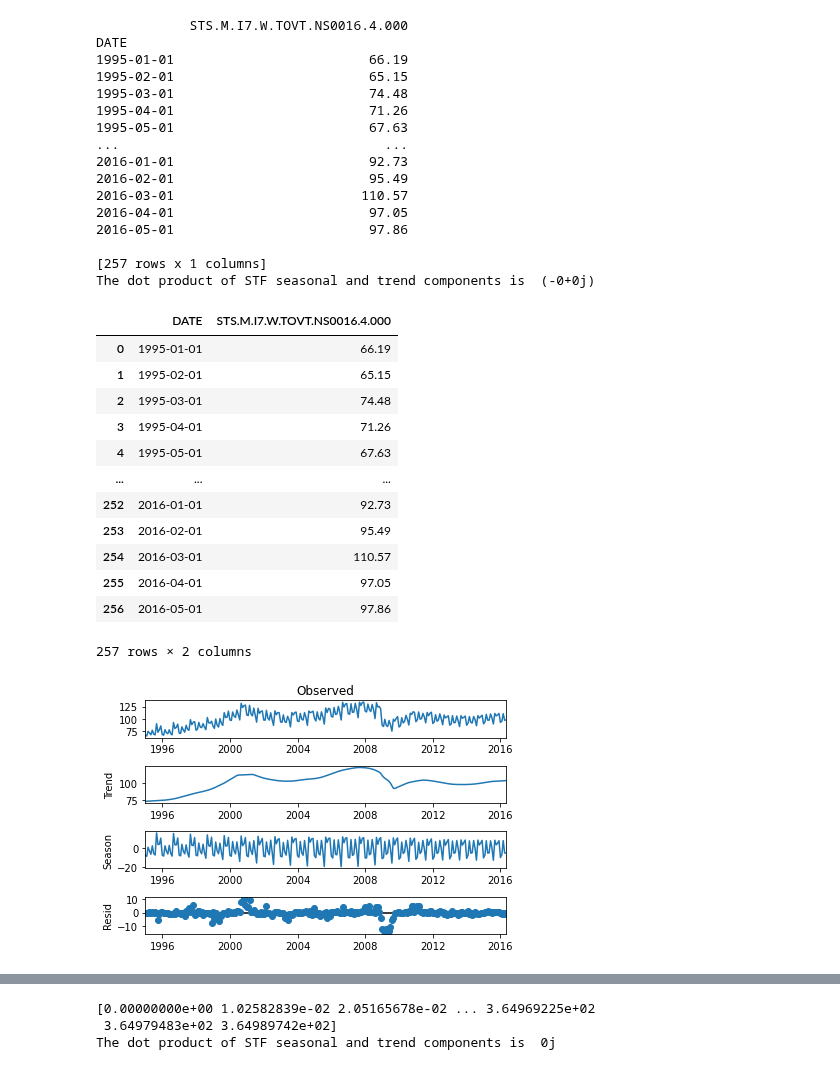
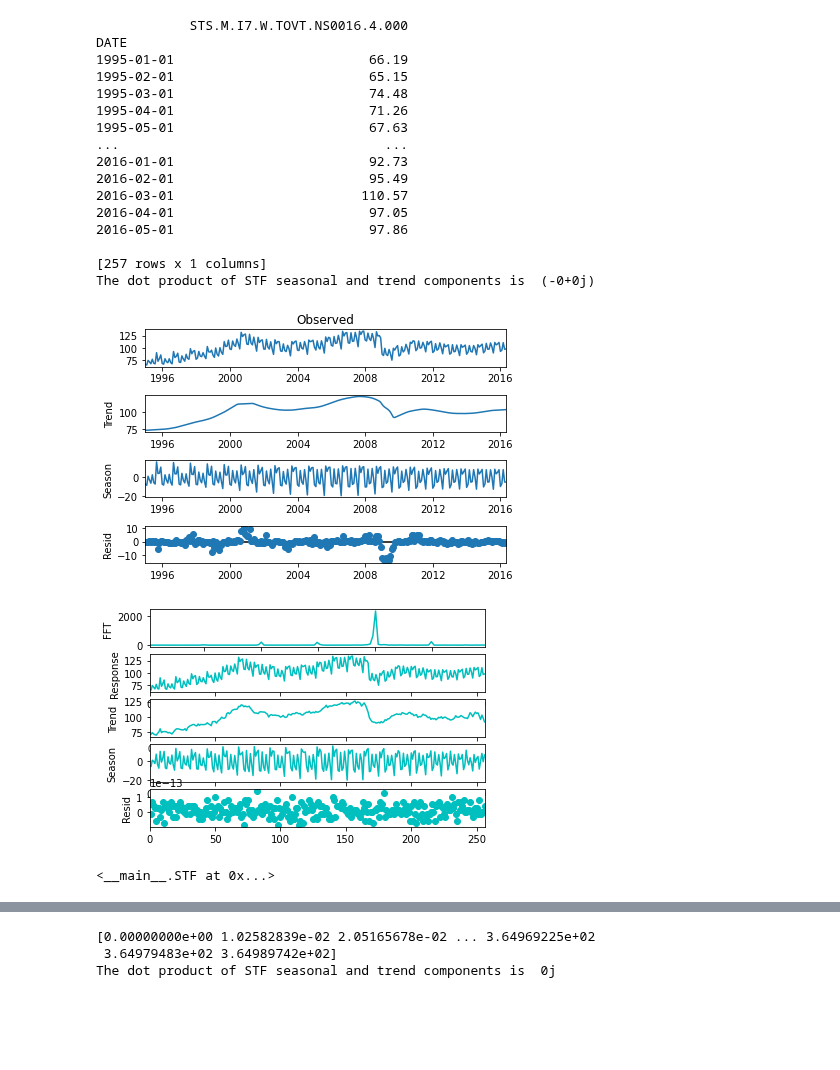
Before and after one commit to thodson-usgs/stf-decomposition, a Jupyter notebook: notebooks/02_stf_vs_stl.ipynb, the cells around one changed output, grey strips where cells are left out. Cells and saved outputs as stored; diff of their text form; code cells hidden in the pictures; blank space fills up the shorter version.

```diff
--- a/notebooks/02_stf_vs_stl.ipynb
+++ b/notebooks/02_stf_vs_stl.ipynb
@@ -141,49 +140,38 @@ from statsmodels.tsa.seasonal import STL
 import numpy as np
 import matplotlib.pyplot as plt
 from statsmodels.datasets import elec_equip as ds
 
 # Test stf vs stl on elec_equip data
 elec_equip = ds.load().data
 stl = STL(elec_equip, period=12, robust=True)
 res_robust = stl.fit()
 print(res_robust.observed)
 fig = res_robust.plot()
 elec_equip = elec_equip.reset_index()
-stf = STF(elec_equip, "STS.M.I7.W.TOVT.NS0016.4.000", "blackman", "DATE", .75, 12)
+stf = STF(elec_equip, "STS.M.I7.W.TOVT.NS0016.4.000", "blackman", .75, 12)
 res = stf.fit()
 res.observed
-#res.plot()
+res.plot()
 # %% [output]
             STS.M.I7.W.TOVT.NS0016.4.000
 DATE
 1995-01-01                         66.19
 1995-02-01                         65.15
 1995-03-01                         74.48
 1995-04-01                         71.26
 1995-05-01                         67.63
 ...                                  ...
 2016-01-01                         92.73
 2016-02-01                         95.49
 2016-03-01                        110.57
 2016-04-01                         97.05
 2016-05-01                         97.86
 
 [257 rows x 1 columns]
 The dot product of STF seasonal and trend components is  (-0+0j)
-|  | DATE | STS.M.I7.W.TOVT.NS0016.4.000 |
-| 0 | 1995-01-01 | 66.19 |
-| 1 | 1995-02-01 | 65.15 |
-| 2 | 1995-03-01 | 74.48 |
-| 3 | 1995-04-01 | 71.26 |
-| 4 | 1995-05-01 | 67.63 |
-| ... | ... | ... |
-| 252 | 2016-01-01 | 92.73 |
-| 253 | 2016-02-01 | 95.49 |
-| 254 | 2016-03-01 | 110.57 |
-| 255 | 2016-04-01 | 97.05 |
-| 256 | 2016-05-01 | 97.86 |
+[figure]
+[figure, added]
-257 rows × 2 columns
+<__main__.STF at 0x...>
-[figure]
 # %%
 co2 =pd.read_csv('../data/co2.csv', index_col='date', parse_dates=True, squeeze=True)
 
```
Also changed, not shown: parts of 2 cells of this notebook.
